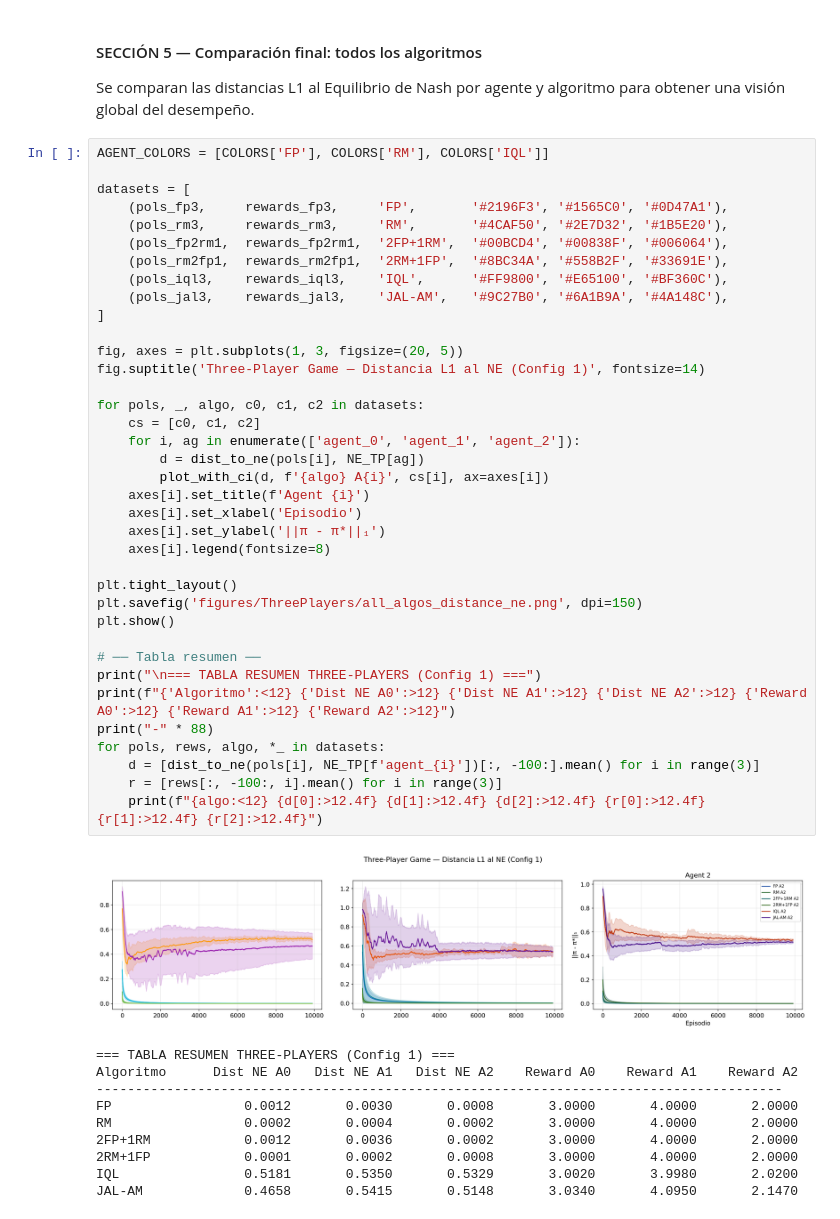
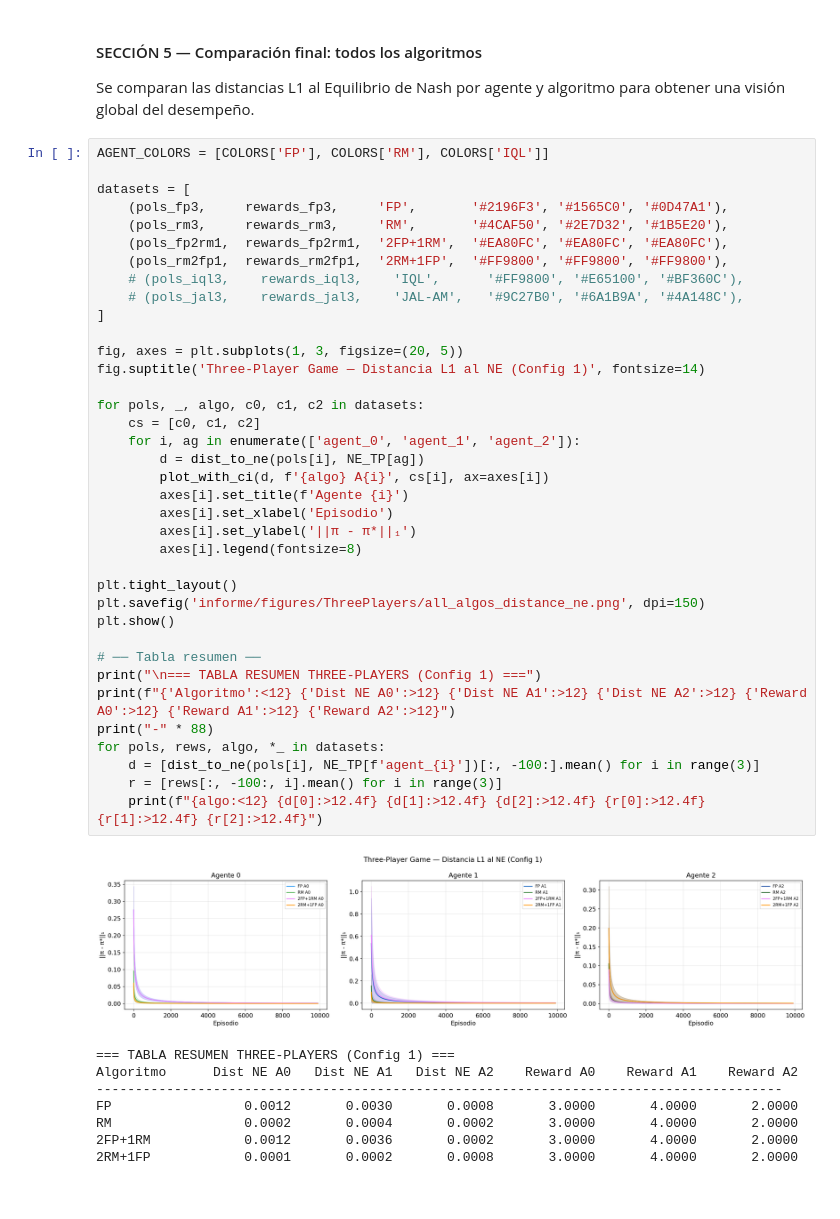
Before and after one commit to mmussio85/simultaneous-games, a Jupyter notebook: ThreePlayers.ipynb, the cells around one changed output. Cells and saved outputs as stored; diff of their text form.

```diff
--- a/ThreePlayers.ipynb
+++ b/ThreePlayers.ipynb
@@ -461,42 +452,42 @@ Se comparan las distancias L1 al Equilibrio de Nash por agente y algoritmo para
 # %%
 AGENT_COLORS = [COLORS['FP'], COLORS['RM'], COLORS['IQL']]
 
 datasets = [
     (pols_fp3,     rewards_fp3,     'FP',       '#2196F3', '#1565C0', '#0D47A1'),
     (pols_rm3,     rewards_rm3,     'RM',       '#4CAF50', '#2E7D32', '#1B5E20'),
-    (pols_fp2rm1,  rewards_fp2rm1,  '2FP+1RM',  '#00BCD4', '#00838F', '#006064'),
-    (pols_rm2fp1,  rewards_rm2fp1,  '2RM+1FP',  '#8BC34A', '#558B2F', '#33691E'),
-    (pols_iql3,    rewards_iql3,    'IQL',      '#FF9800', '#E65100', '#BF360C'),
-    (pols_jal3,    rewards_jal3,    'JAL-AM',   '#9C27B0', '#6A1B9A', '#4A148C'),
+    (pols_fp2rm1,  rewards_fp2rm1,  '2FP+1RM',  '#EA80FC', '#EA80FC', '#EA80FC'),
+    (pols_rm2fp1,  rewards_rm2fp1,  '2RM+1FP',  '#FF9800', '#FF9800', '#FF9800'),
+    # (pols_iql3,    rewards_iql3,    'IQL',      '#FF9800', '#E65100', '#BF360C'),
+    # (pols_jal3,    rewards_jal3,    'JAL-AM',   '#9C27B0', '#6A1B9A', '#4A148C'),
 ]
 
 fig, axes = plt.subplots(1, 3, figsize=(20, 5))
 fig.suptitle('Three-Player Game — Distancia L1 al NE (Config 1)', fontsize=14)
 
 for pols, _, algo, c0, c1, c2 in datasets:
     cs = [c0, c1, c2]
     for i, ag in enumerate(['agent_0', 'agent_1', 'agent_2']):
         d = dist_to_ne(pols[i], NE_TP[ag])
         plot_with_ci(d, f'{algo} A{i}', cs[i], ax=axes[i])
-    axes[i].set_title(f'Agent {i}')
-    axes[i].set_xlabel('Episodio')
-    axes[i].set_ylabel('||π - π*||₁')
-    axes[i].legend(fontsize=8)
+        axes[i].set_title(f'Agente {i}')
+        axes[i].set_xlabel('Episodio')
+        axes[i].set_ylabel('||π - π*||₁')
+        axes[i].legend(fontsize=8)
 
 plt.tight_layout()
-plt.savefig('figures/ThreePlayers/all_algos_distance_ne.png', dpi=150)
+plt.savefig('informe/figures/ThreePlayers/all_algos_distance_ne.png', dpi=150)
 plt.show()
 
 # ── Tabla resumen ──
 print("\n=== TABLA RESUMEN THREE-PLAYERS (Config 1) ===")
 print(f"{'Algoritmo':<12} {'Dist NE A0':>12} {'Dist NE A1':>12} {'Dist NE A2':>12} {'Reward A0':>12} {'Reward A1':>12} {'Reward A2':>12}")
 print("-" * 88)
 for pols, rews, algo, *_ in datasets:
     d = [dist_to_ne(pols[i], NE_TP[f'agent_{i}'])[:, -100:].mean() for i in range(3)]
     r = [rews[:, -100:, i].mean() for i in range(3)]
     print(f"{algo:<12} {d[0]:>12.4f} {d[1]:>12.4f} {d[2]:>12.4f} {r[0]:>12.4f} {r[1]:>12.4f} {r[2]:>12.4f}")
 # %% [output]
-[figure, old version]
+[figure, new version]
 === TABLA RESUMEN THREE-PLAYERS (Config 1) ===
 Algoritmo      Dist NE A0   Dist NE A1   Dist NE A2    Reward A0    Reward A1    Reward A2
 ----------------------------------------------------------------------------------------
@@ -504,5 +495,3 @@ FP                 0.0012       0.0030       0.0008       3.0000       4.0000
 RM                 0.0002       0.0004       0.0002       3.0000       4.0000       2.0000
 2FP+1RM            0.0012       0.0036       0.0002       3.0000       4.0000       2.0000
 2RM+1FP            0.0001       0.0002       0.0008       3.0000       4.0000       2.0000
-IQL                0.5181       0.5350       0.5329       3.0020       3.9980       2.0200
-JAL-AM             0.4658       0.5415       0.5148       3.0340       4.0950       2.1470
```
Also changed, not shown: parts of 31 cells of this notebook, 23 other files.
